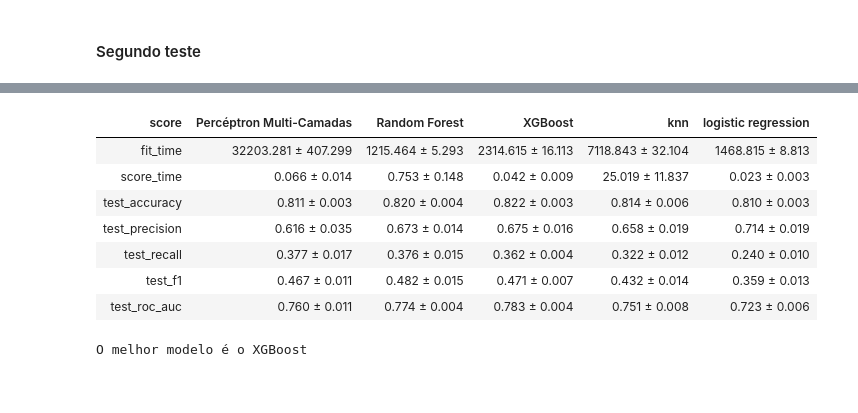
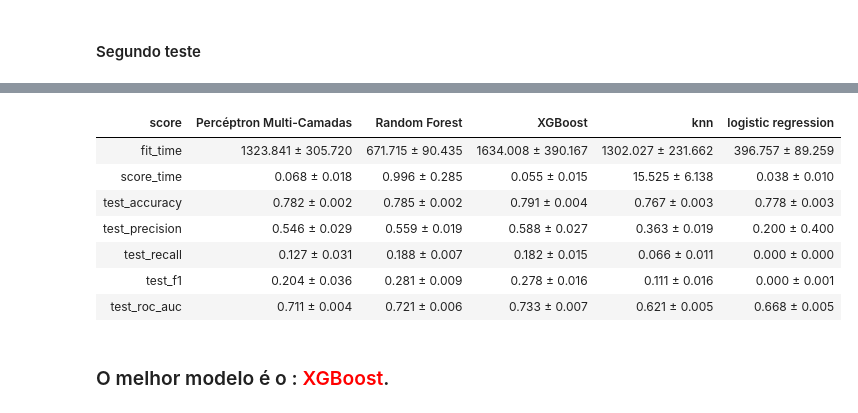
Before and after one commit to atlantico-academy/datagearscore, a Jupyter notebook: notebooks/02 - comparative analysis.ipynb, the cells around one changed output, grey strips where cells are left out. Saved outputs shown, nothing was run; the diff lists cells and outputs as text; code cells hidden in the pictures.

```diff
--- a/notebooks/02 - comparative analysis.ipynb
+++ b/notebooks/02 - comparative analysis.ipynb
@@ -58,11 +63,11 @@ plt.show()
 # %%
-sex = {"masculino": 1, "feminino":2}
-education = {"pós-graduação":1, "universidade":2, "ensino médio":3, "outros":4}
-marriage = {"casado":1, "solteiro":2, "outros":3}
-mau = {"nao":0, "sim":1}
+# sex = {"masculino": 1, "feminino":2}
+# education = {"pós-graduação":1, "universidade":2, "ensino médio":3, "outros":4}
+# marriage = {"casado":1, "solteiro":2, "outros":3}
+# mau = {"nao":0, "sim":1}
 
-df["sexo"] = df["sexo"].map(sex)
-df["educacao"] = df["educacao"].map(education)
-df["estado_civil"] = df["estado_civil"].map(marriage)
-df['mau'] = df['mau'].map(mau)
-df.head()
+# df["sexo"] = df["sexo"].map(sex)
+# df["educacao"] = df["educacao"].map(education)
+# df["estado_civil"] = df["estado_civil"].map(marriage)
+# df['mau'] = df['mau'].map(mau)
+# df.head()
@@ -79,12 +83,20 @@ df.head()
 # %%
 df_dicionario = pd.read_csv("../references/dicionario_dados.csv")
+
+target_column = 'mau'
+
 nominal_columns = df_dicionario['Col_Trad'][df_dicionario['Tipo'] == 'cat'].values
-numerical_columns = df_dicionario['Col_Trad'][df_dicionario['Tipo'] == 'num'].values
+
+mask = df_dicionario['Col_Trad'][df_dicionario['Tipo'] == 'num'].isin(list(df.columns))
+numerical_columns =  df_dicionario['Col_Trad'][df_dicionario['Tipo'] == 'num'][mask].values
 # %% [markdown]
 #### Separando X e y com o conjunto completo de dados
 # %%
-X = df.drop(columns=['mau'], axis=1)
-y = df['mau'].ravel()
+X = df.drop([target_column], axis=1)
+
+target_transformer = LabelEncoder()
+
+y = target_transformer.fit_transform(df[target_column].values.ravel())
 # %% [markdown]
 #### Primeiro teste
 # %%
@@ -171,16 +205,16 @@ params = {
     'knn': {
         'weights': ['uniform', 'distance'],
         'algorithm': ['ball_tree', 'kd_tree', 'brute'],
-        'leaf_size': [1, 2, 4],
-        'n_neighbors': [5, 15, 35, 60]
+        'leaf_size': [1, 2],
+        'n_neighbors': [5, 15,]
     },
     'Percéptron Multi-Camadas':{
-        'hidden_layer_sizes': [(100,), (100, 100), (200,), (200, 200), (500, 500)],
+        #'hidden_layer_sizes': [(100,), (100, 100), (200,), (200, 200), (500, 500)],
         'activation': ['tanh', 'relu'],
         'learning_rate': ['constant','adaptive']
     },
     'Random Forest': {
-        'n_estimators': [100, 200, 300, 400],
+        'n_estimators': [100, 200, 300],
          'criterion': ['entropy', 'gini']
     },
     'XGBoost': {
@@ -190,8 +224,7 @@ params = {
     'logistic regression': {
         'C': [1, 10, 100],
         'max_iter': [50, 100, 150, 200],
-        'solver': ['newton-cg', 'lbfgs', 'liblinear', 'sag', 'saga'],
-        'multi_class': ['auto', 'ovr', 'multinomial']
+        'solver': ['newton-cg', 'lbfgs', 'liblinear', 'sag', 'saga']
     }
 }
 # %%
@@ -539,42 +452,42 @@ def get_winner(s):
     models = results.columns[1:]
 
     if s.values[0].endswith('time'):
         return models[np.argmin(values)]
     else:
         return models[np.argmax(values)]
 
 results = (
     pd
     .DataFrame(results)
     .groupby(['model'])
     .agg([lambda x: f"{np.mean(x):.3f} ± {np.std(x):.3f}"])#
     .transpose()
     .reset_index()
     .rename(columns={"level_0": "score"})
     .drop(columns="level_1")
     # .set_index('score')
 )
 time_scores = ['fit_time', 'score_time']
 winner = results.query('score not in @time_scores').apply(get_winner, axis=1).value_counts().index[0]
 results.columns.name = ''
 results = (
     results
     .style
     .hide(axis='index')
     .apply(highlight_max, props='color:white;background-color:gray', axis=1)
 )
 display(results)
-print(f'O melhor modelo é o {winner}')
+display(HTML(f'<h3> O melhor modelo é o : <span style="color:red">{winner}</span></h3>'))
 # %% [output]
 | score | Percéptron Multi-Camadas | Random Forest | XGBoost | knn | logistic regression |
-| fit_time | 32203.281 ± 407.299 | 1215.464 ± 5.293 | 2314.615 ± 16.113 | 7118.843 ± 32.104 | 1468.815 ± 8.813 |
-| score_time | 0.066 ± 0.014 | 0.753 ± 0.148 | 0.042 ± 0.009 | 25.019 ± 11.837 | 0.023 ± 0.003 |
-| test_accuracy | 0.811 ± 0.003 | 0.820 ± 0.004 | 0.822 ± 0.003 | 0.814 ± 0.006 | 0.810 ± 0.003 |
-| test_precision | 0.616 ± 0.035 | 0.673 ± 0.014 | 0.675 ± 0.016 | 0.658 ± 0.019 | 0.714 ± 0.019 |
-| test_recall | 0.377 ± 0.017 | 0.376 ± 0.015 | 0.362 ± 0.004 | 0.322 ± 0.012 | 0.240 ± 0.010 |
-| test_f1 | 0.467 ± 0.011 | 0.482 ± 0.015 | 0.471 ± 0.007 | 0.432 ± 0.014 | 0.359 ± 0.013 |
-| test_roc_auc | 0.760 ± 0.011 | 0.774 ± 0.004 | 0.783 ± 0.004 | 0.751 ± 0.008 | 0.723 ± 0.006 |
+| fit_time | 1323.841 ± 305.720 | 671.715 ± 90.435 | 1634.008 ± 390.167 | 1302.027 ± 231.662 | 396.757 ± 89.259 |
+| score_time | 0.068 ± 0.018 | 0.996 ± 0.285 | 0.055 ± 0.015 | 15.525 ± 6.138 | 0.038 ± 0.010 |
+| test_accuracy | 0.782 ± 0.002 | 0.785 ± 0.002 | 0.791 ± 0.004 | 0.767 ± 0.003 | 0.778 ± 0.003 |
+| test_precision | 0.546 ± 0.029 | 0.559 ± 0.019 | 0.588 ± 0.027 | 0.363 ± 0.019 | 0.200 ± 0.400 |
+| test_recall | 0.127 ± 0.031 | 0.188 ± 0.007 | 0.182 ± 0.015 | 0.066 ± 0.011 | 0.000 ± 0.000 |
+| test_f1 | 0.204 ± 0.036 | 0.281 ± 0.009 | 0.278 ± 0.016 | 0.111 ± 0.016 | 0.000 ± 0.001 |
+| test_roc_auc | 0.711 ± 0.004 | 0.721 ± 0.006 | 0.733 ± 0.007 | 0.621 ± 0.005 | 0.668 ± 0.005 |
-O melhor modelo é o XGBoost
+O melhor modelo é o : XGBoost.
 # %%
 best_model = winner
 model = models[best_model]
```
Also changed, not shown: parts of 28 cells of this notebook.
